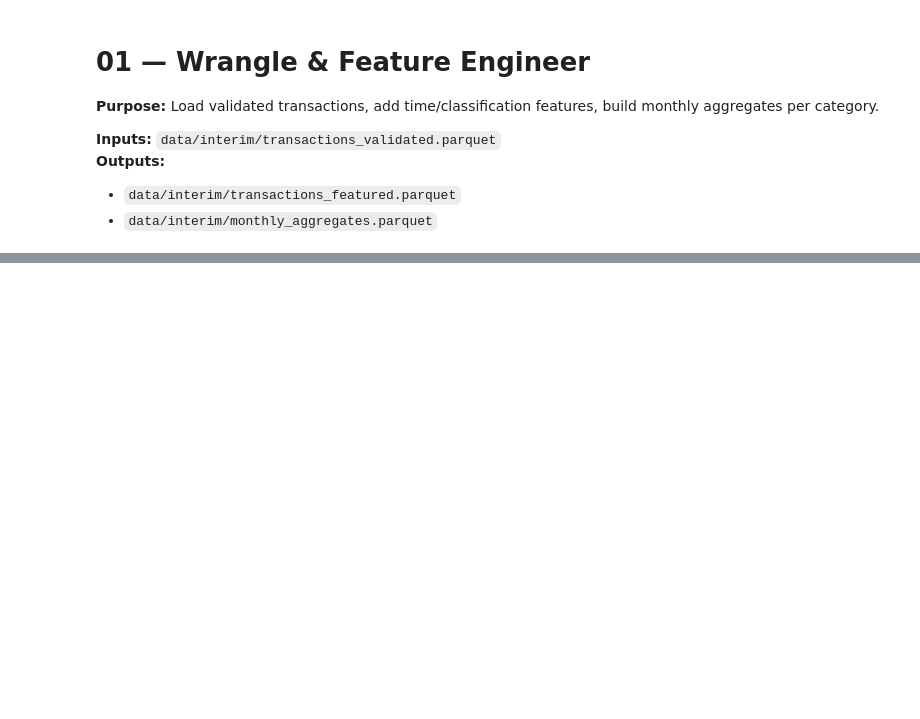
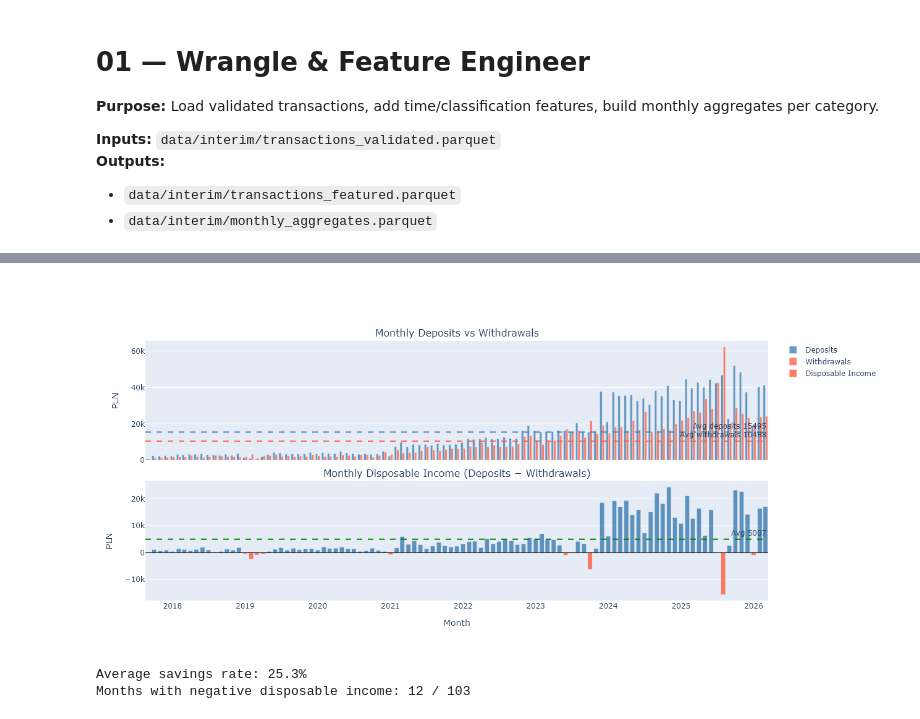
Before and after one commit to Chimney343/MMEXtend, a Jupyter notebook: notebooks/01_wrangle.ipynb, the cells around one changed output, grey strips where cells are left out. Saved outputs shown, nothing was run; the diff lists cells and outputs as text; code cells hidden in the pictures; blank space fills up the shorter version.

```diff
--- a/notebooks/01_wrangle.ipynb
+++ b/notebooks/01_wrangle.ipynb
@@ -71,0 +155,5 @@ plt.show()
+# %%
+# ── Deposits vs Withdrawals monthly split ─────────────────────────────────────
+cashflow_split = build_monthly_cashflow_split(df_featured)
+print(f"Months: {len(cashflow_split)}")
+display(cashflow_split.round(0))
@@ -72,3 +176,47 @@ plt.show()
+# %%
+# ── Visualise: deposits / withdrawals / disposable income ─────────────────────
+x = cashflow_split["year_month"]
+avg_dep = cashflow_split["deposits"].mean()
+avg_wdw = cashflow_split["withdrawals"].mean()
+avg_di = cashflow_split["disposable_income"].mean()
+di_colors = ["steelblue" if v >= 0 else "tomato" for v in cashflow_split["disposable_income"]]
+
+fig = make_subplots(
+    rows=2, cols=1, shared_xaxes=True, vertical_spacing=0.08,
+    subplot_titles=("Monthly Deposits vs Withdrawals",
+                    "Monthly Disposable Income (Deposits − Withdrawals)"),
+)
+
+fig.add_trace(go.Bar(x=x, y=cashflow_split["deposits"], name="Deposits",
+                     marker_color="steelblue", opacity=0.8), row=1, col=1)
+fig.add_trace(go.Bar(x=x, y=cashflow_split["withdrawals"], name="Withdrawals",
+                     marker_color="tomato", opacity=0.8), row=1, col=1)
+fig.add_hline(y=avg_dep, line_color="steelblue", line_dash="dash",
+              annotation_text=f"Avg deposits {avg_dep:.0f}", row=1, col=1)
+fig.add_hline(y=avg_wdw, line_color="tomato", line_dash="dash",
+              annotation_text=f"Avg withdrawals {avg_wdw:.0f}", row=1, col=1)
+
+fig.add_trace(go.Bar(x=x, y=cashflow_split["disposable_income"],
+                     marker_color=di_colors, opacity=0.85, name="Disposable Income"),
+              row=2, col=1)
+fig.add_hline(y=0, line_color="black", line_width=0.8, row=2, col=1)
+fig.add_hline(y=avg_di, line_color="green", line_dash="dash",
+              annotation_text=f"Avg {avg_di:.0f}", row=2, col=1)
+
+fig.update_yaxes(title_text="PLN", row=1, col=1)
+fig.update_yaxes(title_text="PLN", row=2, col=1)
+fig.update_xaxes(title_text="Month", row=2, col=1)
+fig.update_layout(height=600, barmode="group")
+fig.show()
+
+avg_sr = cashflow_split["savings_rate"].mean()
+print(f"\nAverage savings rate: {avg_sr:.1%}")
+print(f"Months with negative disposable income: "
+      f"{(cashflow_split['disposable_income'] < 0).sum()} / {len(cashflow_split)}")
+# %% [output]
+[figure, added]
+Average savings rate: 25.3%
+Months with negative disposable income: 12 / 103
 # %%
 # ── Save outputs ──────────────────────────────────────────────────────────────
 writer.save_interim(df_featured, "transactions_featured")
```
Also changed, not shown: parts of 11 cells of this notebook, 3 other files.
